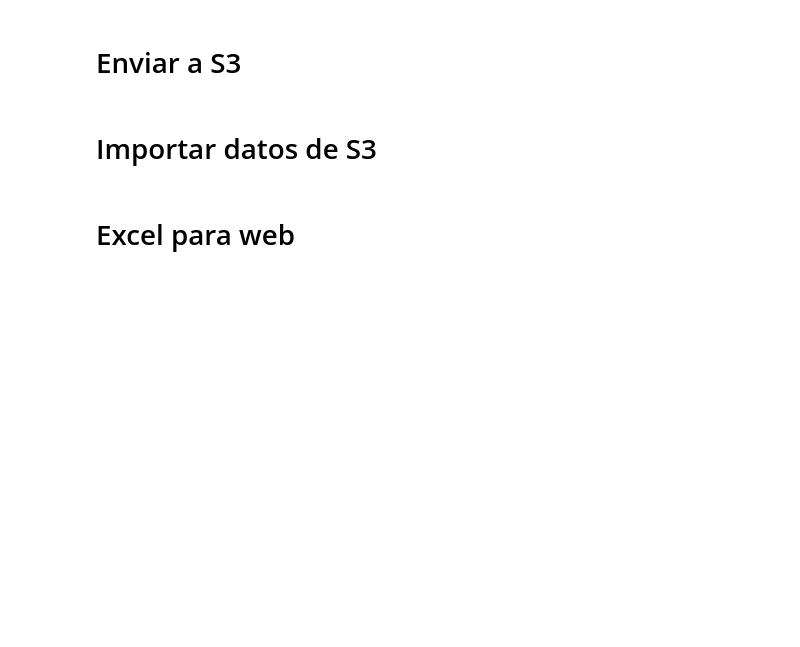
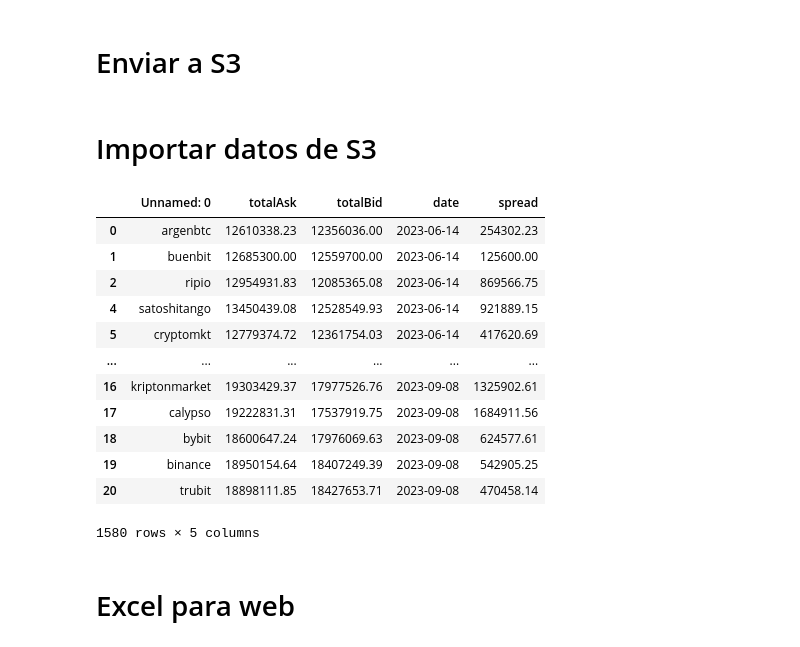
Before and after one commit to emigiupponi/btc-ranking-prices-arg, a Jupyter notebook: btc-ranking-prices-in-argentina.ipynb, the cells around one changed output. Saved outputs shown, nothing was run; the diff lists cells and outputs as text; code cells hidden in the pictures; blank space fills up the shorter version.

```diff
--- a/btc-ranking-prices-in-argentina.ipynb
+++ b/btc-ranking-prices-in-argentina.ipynb
@@ -288,6 +360,22 @@ daily_std_ask = daily_avg_ask.std()
 daily_std_bid = daily_avg_bid.std()
 daily_std_spread = daily_avg_spread.std()
 daily_std_spread_percentage = daily_spread_percentage.std()
+# %%
+combined_df
+# %% [output]
+|  | Unnamed: 0 | totalAsk | totalBid | date | spread |
+| 0 | argenbtc | 12610338.23 | 12356036.00 | 2023-06-14 | 254302.23 |
+| 1 | buenbit | 12685300.00 | 12559700.00 | 2023-06-14 | 125600.00 |
+| 2 | ripio | 12954931.83 | 12085365.08 | 2023-06-14 | 869566.75 |
+| 4 | satoshitango | 13450439.08 | 12528549.93 | 2023-06-14 | 921889.15 |
+| 5 | cryptomkt | 12779374.72 | 12361754.03 | 2023-06-14 | 417620.69 |
+| ... | ... | ... | ... | ... | ... |
+| 16 | kriptonmarket | 19303429.37 | 17977526.76 | 2023-09-08 | 1325902.61 |
+| 17 | calypso | 19222831.31 | 17537919.75 | 2023-09-08 | 1684911.56 |
+| 18 | bybit | 18600647.24 | 17976069.63 | 2023-09-08 | 624577.61 |
+| 19 | binance | 18950154.64 | 18407249.39 | 2023-09-08 | 542905.25 |
+| 20 | trubit | 18898111.85 | 18427653.71 | 2023-09-08 | 470458.14 |
+1580 rows × 5 columns
 # %% [markdown]
 # Excel para web
 # %%
```
Also changed, not shown: parts of 12 cells of this notebook.
